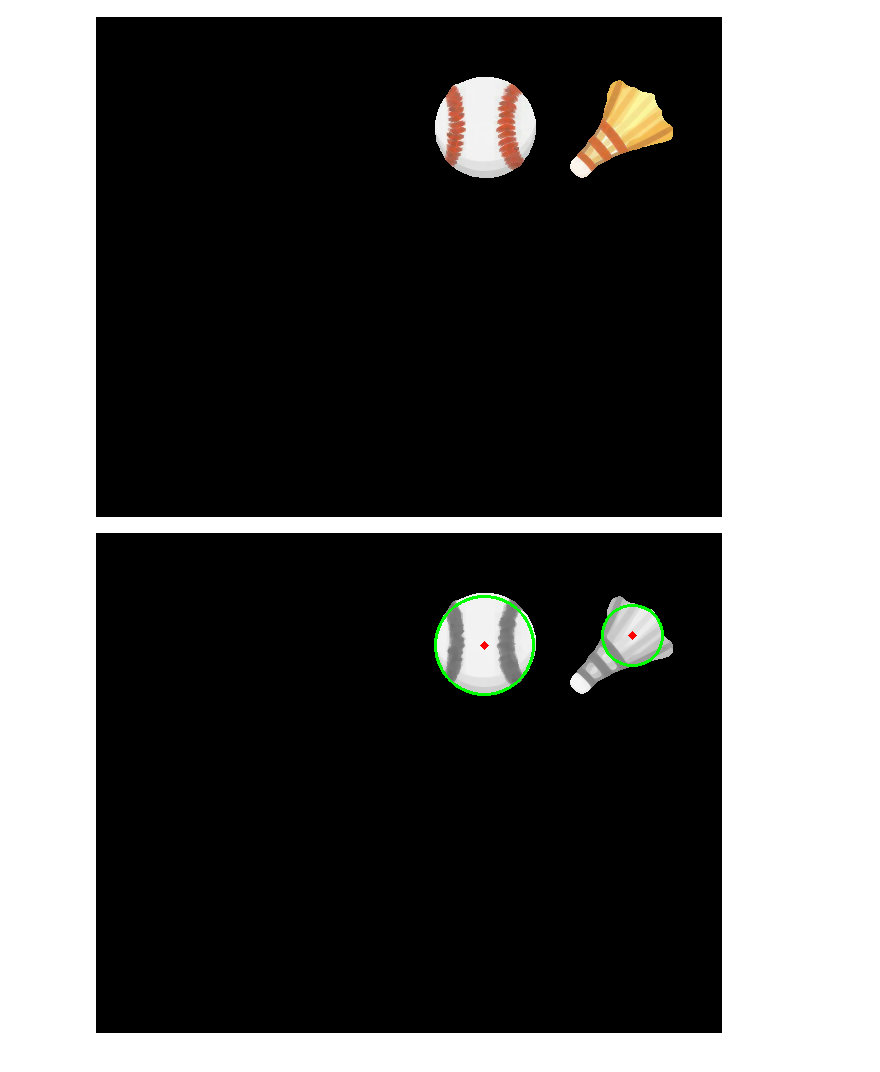
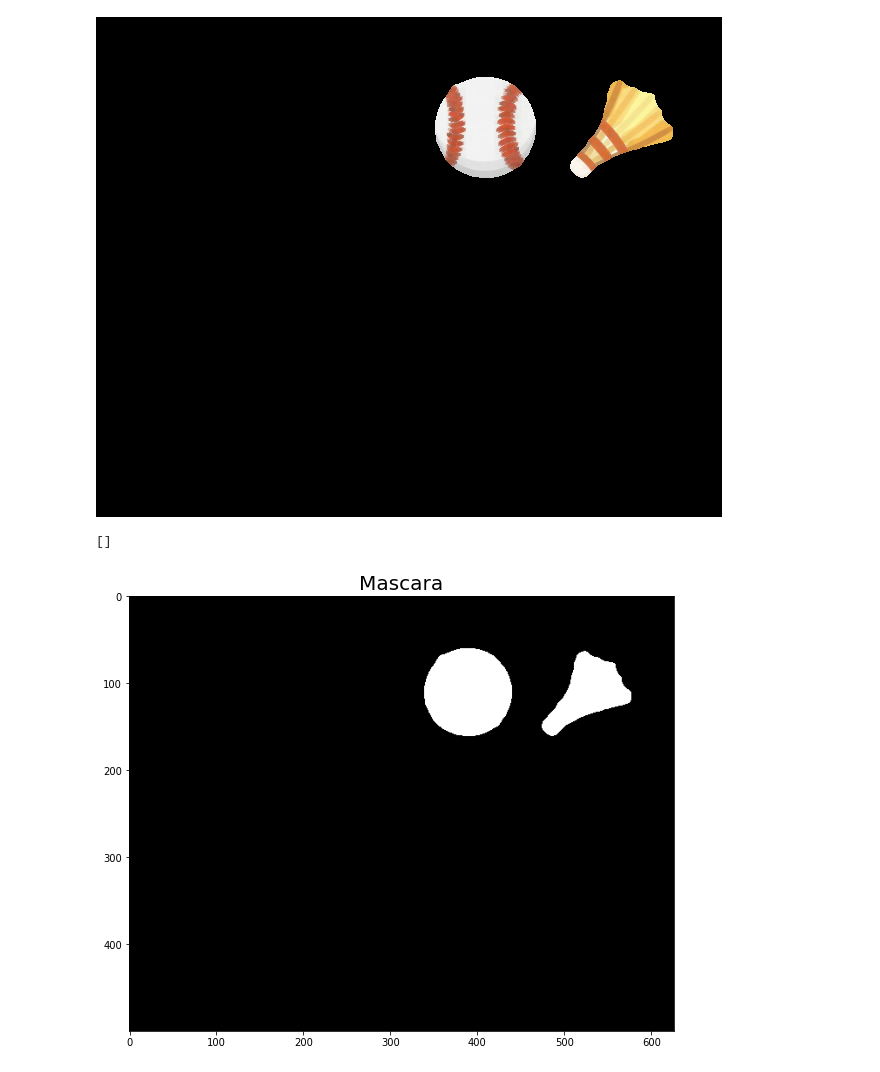
Before and after one commit to AlyssonBatista/processamento-de-imagens-m-dicas-, a Jupyter notebook: Atividade7.ipynb, the cells around one changed output. Drawn from its saved outputs; the diff is of its cells as text; code cells hidden in the pictures.

```diff
--- a/Atividade7.ipynb
+++ b/Atividade7.ipynb
@@ -429,7 +431,7 @@ plt.plot()
 []
 [figure]
 # %%
-bola_gude = cv2.bitwise_and(fun_pre,fun_pre,mask=im_th)
+bola_gude = cv2.bitwise_and(fun_pre,fun_pre,mask=saida)
 cv2_imshow(bola_gude)
 # %% [output]
 [figure]
@@ -448,11 +450,11 @@ upper = np.array([46,255,255])
 lower = np.array([30,100,100])
 
 mask6= cv2.inRange(hsv, lower, upper)
-masc_b = cv2.bitwise_and(img1,img1,mask=mask6)
-bola = cv2.cvtColor(masc_b, cv2.COLOR_BGR2RGB)
+masc = cv2.bitwise_and(img1,img1,mask=mask6)
+bola_tenis1 = cv2.cvtColor(masc, cv2.COLOR_BGR2RGB)
 
 kernel1 = cv2.getStructuringElement(cv2.MORPH_RECT,(5,5))
-abertura1 = cv2.morphologyEx(bola, cv2.MORPH_OPEN, kernel1)
+abertura1 = cv2.morphologyEx(bola_tenis1, cv2.MORPH_OPEN, kernel1)
 
 
 fig, ax = plt.subplots(1,2 , figsize=(20,12))
@@ -500,11 +502,11 @@ upper = np.array([0,0,246])
 lower = np.array([0,0,0])
 
 mask6= cv2.inRange(hsv, lower, upper)
-masc_b = cv2.bitwise_and(img1,img1,mask=mask6)
-bola = cv2.cvtColor(masc_b, cv2.COLOR_BGR2RGB)
+masc = cv2.bitwise_and(img1,img1,mask=mask6)
+bola_golfe1 = cv2.cvtColor(masc, cv2.COLOR_BGR2RGB)
 
 kernel1 = cv2.getStructuringElement(cv2.MORPH_ELLIPSE,(35,35))
-abertura1 = cv2.morphologyEx(bola, cv2.MORPH_OPEN, kernel1)
+abertura1 = cv2.morphologyEx(bola_golfe1, cv2.MORPH_OPEN, kernel1)
 
 
 fig, ax = plt.subplots(1,2 , figsize=(20,12))
@@ -552,10 +554,10 @@ upper = np.array([0,0,250])
 lower = np.array([0,0,0])
 
 mask6= cv2.inRange(hsv, lower, upper)
-masc_b = cv2.bitwise_and(img1,img1,mask=mask6)
-bola = cv2.cvtColor(masc_b, cv2.COLOR_BGR2RGB)
+masc = cv2.bitwise_and(img1,img1,mask=mask6)
+bola_volei1 = cv2.cvtColor(masc, cv2.COLOR_BGR2RGB)
 
-imagem = bola - bola_golfe
+imagem = bola_volei1 - bola_golfe
 
 kernel1 = cv2.getStructuringElement(cv2.MORPH_ELLIPSE,(13,13))
 abertura1 = cv2.morphologyEx(imagem, cv2.MORPH_CLOSE, kernel1)
@@ -736,20 +738,16 @@ beisebol = cv2.erode(imagem_in,kernel2,iterations=1)
 cv2_imshow(beisebol)
 # %% [output]
 [figure]
-# %%
-gray = cv2.cvtColor(beisebol, cv2.COLOR_BGR2GRAY)
-img = cv2.medianBlur(gray,5)
-cimg = cv2.cvtColor(img,cv2.COLOR_GRAY2BGR)
-
-circles = cv2.HoughCircles(img,cv2.HOUGH_GRADIENT,1,20,param1=100,param2=30,minRadius=10,maxRadius=0)
-
-circles = np.uint16(np.around(circles))
-for i in circles[0,:]:
-    # draw the outer circle
-    cv2.circle(cimg,(i[0],i[1]),i[2],(0,255,0),2)
-    # draw the center of the circle
-    cv2.circle(cimg,(i[0],i[1]),2,(0,0,255),3)
-
-cv2_imshow(cimg)
-# %% [output]
-[figure, removed]
+# %%
+gray_image = cv2.cvtColor(beisebol,cv2.COLOR_BGR2GRAY)
+
+T,saida = cv2.threshold(gray_image,0,255,cv2.THRESH_BINARY)
+
+fig,ax=plt.subplots(figsize=(17,8))
+
+ax.set_title('Mascara',fontsize=20)
+plt.imshow(saida,'gray')
+plt.plot()
+# %% [output]
+[]
+[figure, added]
```
Also changed, not shown: parts of 38 cells of this notebook.
